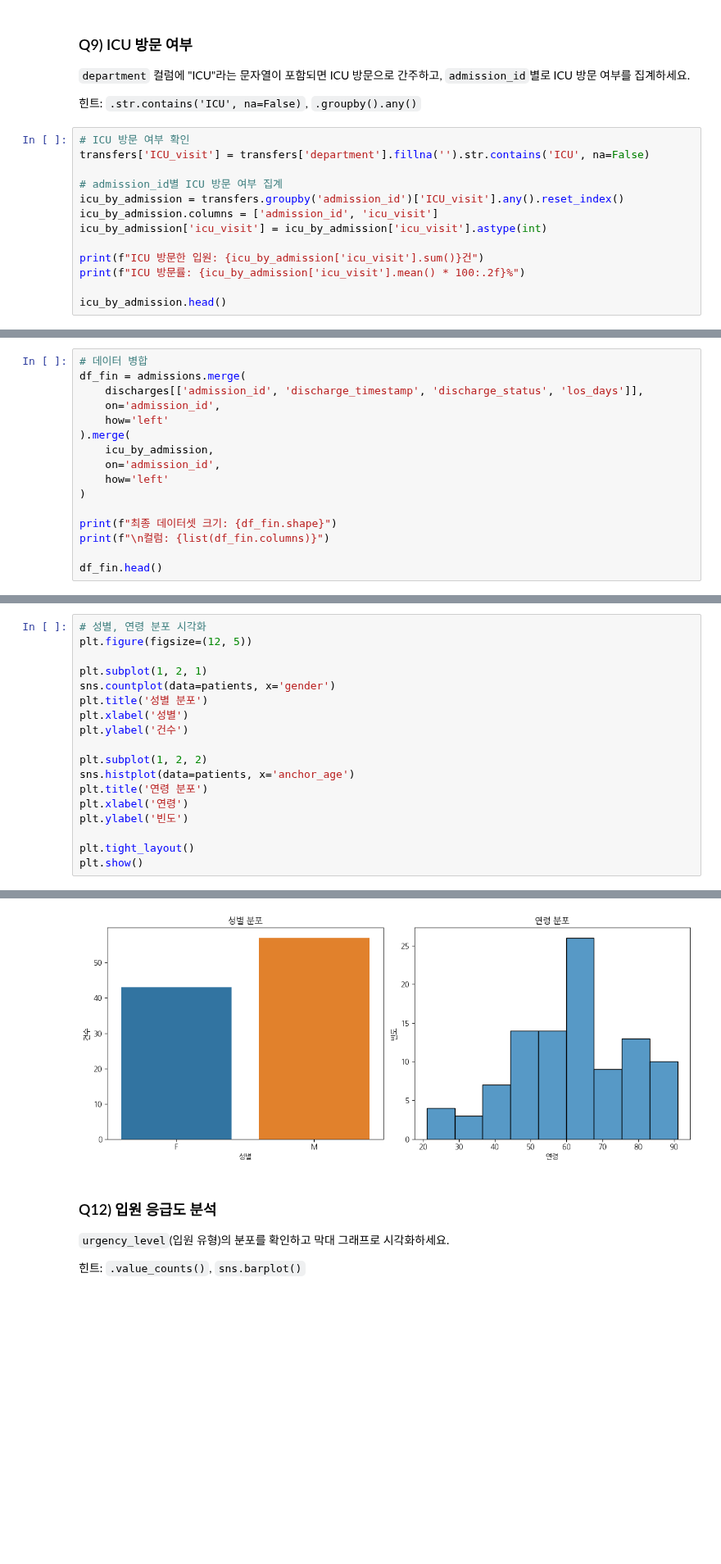
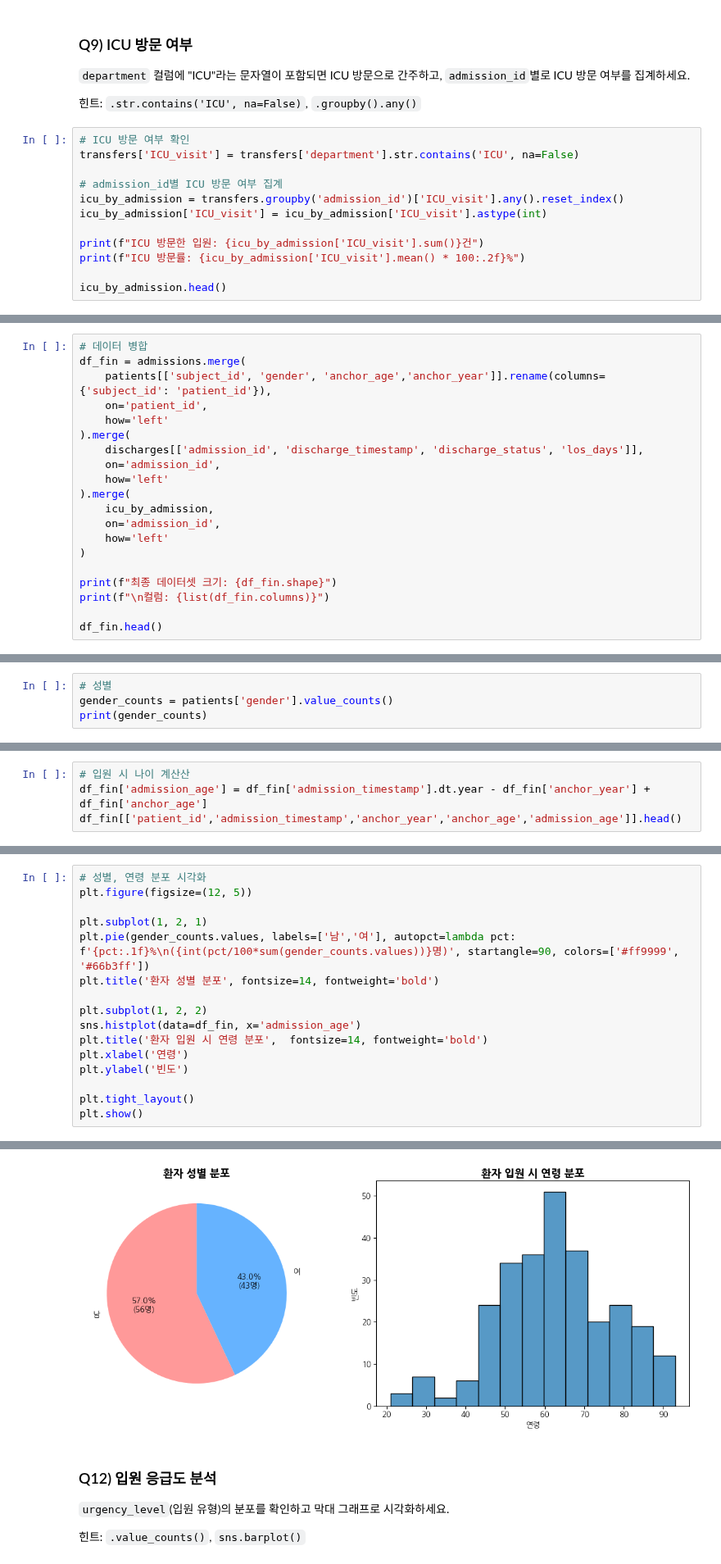
Before and after one commit to sarahjang15/MIMIC-IV_Data_Analysis, a Jupyter notebook: MIMIC_IV_Tutorial.ipynb, the cells around one changed output, grey strips where cells are left out. Shown at 82% size. Drawn from its saved outputs; the diff is of its cells as text; blank space fills up the shorter version.

```diff
--- a/MIMIC_IV_Tutorial.ipynb
+++ b/MIMIC_IV_Tutorial.ipynb
@@ -468,15 +525,14 @@ print(f"재입원률: {readmission['readmit_30'].mean() * 100:.2f}%")
 힌트: `.str.contains('ICU', na=False)`, `.groupby().any()`
 # %%
 # ICU 방문 여부 확인
-transfers['ICU_visit'] = transfers['department'].fillna('').str.contains('ICU', na=False)
+transfers['ICU_visit'] = transfers['department'].str.contains('ICU', na=False)
 
 # admission_id별 ICU 방문 여부 집계
 icu_by_admission = transfers.groupby('admission_id')['ICU_visit'].any().reset_index()
-icu_by_admission.columns = ['admission_id', 'icu_visit']
-icu_by_admission['icu_visit'] = icu_by_admission['icu_visit'].astype(int)
+icu_by_admission['ICU_visit'] = icu_by_admission['ICU_visit'].astype(int)
 
-print(f"ICU 방문한 입원: {icu_by_admission['icu_visit'].sum()}건")
-print(f"ICU 방문률: {icu_by_admission['icu_visit'].mean() * 100:.2f}%")
+print(f"ICU 방문한 입원: {icu_by_admission['ICU_visit'].sum()}건")
+print(f"ICU 방문률: {icu_by_admission['ICU_visit'].mean() * 100:.2f}%")
 
 icu_by_admission.head()
 # %% [output]
@@ -500,6 +556,10 @@ ICU 방문률: 43.48%
 # %%
 # 데이터 병합
 df_fin = admissions.merge(
+    patients[['subject_id', 'gender', 'anchor_age','anchor_year']].rename(columns={'subject_id': 'patient_id'}),
+    on='patient_id',
+    how='left'
+).merge(
     discharges[['admission_id', 'discharge_timestamp', 'discharge_status', 'los_days']],
     on='admission_id',
     how='left'
@@ -536,0 +597,4 @@ df_fin.head()
+# %%
+# 성별
+gender_counts = patients['gender'].value_counts()
+print(gender_counts)
@@ -536,0 +606,4 @@ df_fin.head()
+# %%
+# 입원 시 나이 계산산
+df_fin['admission_age'] = df_fin['admission_timestamp'].dt.year - df_fin['anchor_year'] + df_fin['anchor_age']
+df_fin[['patient_id','admission_timestamp','anchor_year','anchor_age','admission_age']].head()
@@ -537,24 +617,22 @@ df_fin.head()
 # %%
 # 성별, 연령 분포 시각화
 plt.figure(figsize=(12, 5))
 
 plt.subplot(1, 2, 1)
-sns.countplot(data=patients, x='gender')
-plt.title('성별 분포')
-plt.xlabel('성별')
-plt.ylabel('건수')
+plt.pie(gender_counts.values, labels=['남','여'], autopct=lambda pct: f'{pct:.1f}%\n({int(pct/100*sum(gender_counts.values))}명)', startangle=90, colors=['#ff9999', '#66b3ff'])
+plt.title('환자 성별 분포', fontsize=14, fontweight='bold')
 
 plt.subplot(1, 2, 2)
-sns.histplot(data=patients, x='anchor_age')
-plt.title('연령 분포')
+sns.histplot(data=df_fin, x='admission_age')
+plt.title('환자 입원 시 연령 분포',  fontsize=14, fontweight='bold')
 plt.xlabel('연령')
 plt.ylabel('빈도')
 
 plt.tight_layout()
 plt.show()
 # %% [output]
 use_inf_as_na option is deprecated and will be removed in a future version. Convert inf values to NaN before operating instead.
-[figure, old version]
+[figure, new version]
 # %% [markdown]
 ### Q12) 입원 응급도 분석
 
```
Also changed, not shown: parts of 46 cells of this notebook.
